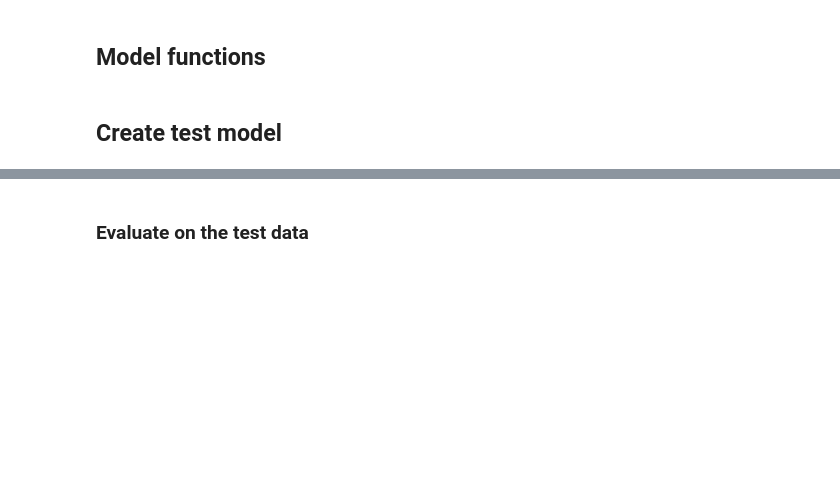
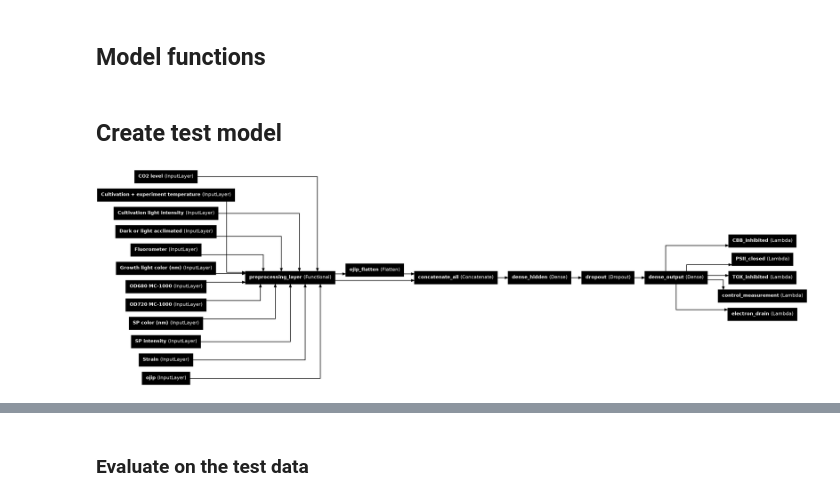
Before and after one commit to pfennigt/ojip-mlmodel-dissertation, a Jupyter notebook: modelling_V1.ipynb, the cells around one changed output, grey strips where cells are left out. Drawn from its saved outputs; the diff is of its cells as text; code cells hidden in the pictures; blank space fills up the shorter version.

Commit message:
began implementing baseline model

```diff
--- a/modelling_V1.ipynb
+++ b/modelling_V1.ipynb
@@ -595,49 +671,56 @@ def split_output_to_dict(dense_output):
 # %%
 ## Test model
 # Get the preprocessed inputs
-preprocessed = preprocessing_layer(all_inputs)
+def get_dense_model(all_inputs):
+    preprocessed = preprocessing_layer(all_inputs)
 
-# Append the derivatives of the ojip signal to the end to create a long feature vector
-preprocessed["ojip"] = layers.Flatten()(preprocessed["ojip"])
+    # Append the derivatives of the ojip signal to the end to create a long feature vector
+    preprocessed["ojip"] = layers.Flatten(name="ojip_flatten")(preprocessed["ojip"])
 
-# Concatenate all features
-x = layers.concatenate(list(preprocessed.values()))
+    # Concatenate all features
+    x = layers.concatenate(list(preprocessed.values()), name="concatenate_all")
 
-# Dense hidden layer
-x = layers.Dense(32, activation="relu")(x)
-x = layers.Dropout(0.5)(x)
+    # Dense hidden layer
+    x = layers.Dense(32, activation="relu", name="dense_hidden")(x)
+    x = layers.Dropout(0.5, name="dropout")(x)
 
-# Dense layer for output calculation
-# Uses sigmoid activation function for output between 0 and 1
-dense_output = layers.Dense(targets.shape[1], activation="sigmoid")(x)
+    # Dense layer for output calculation
+    # Uses sigmoid activation function for output between 0 and 1
+    dense_output = layers.Dense(targets.shape[1], activation="sigmoid", name="dense_output")(x)
 
-# Split the output into a dictionary
-outputs = split_output_to_dict(dense_output)
+    # Split the output into a dictionary
+    outputs = split_output_to_dict(dense_output)
 
 
-# Create and compile test model
-dense_model = keras.Model(all_inputs, outputs)
-dense_model.compile(
-    loss='binary_crossentropy', # Expects output to be multiple probabilities for classes
-    optimizer='adam',
-    metrics={key:[ # Calculate metrics for each target
-        keras.metrics.BinaryAccuracy(threshold=0.5, name="..binary_accuracy"), # Accuracy (assumes threshold 0.5)
-        keras.metrics.Recall(thresholds=0.5, name="..recall"), # Recall (assumes threshold 0.5)
-        keras.metrics.Precision(thresholds=0.5, name="..precision"), # Precision (assumes threshold 0.5)
-        keras.metrics.F1Score(threshold=0.5, name="..f1_score"), # F1-score (assumes threshold 0.5)
-        ] for key in target_names},
-)
+    # Create and compile test model
+    dense_model = keras.Model(all_inputs, outputs)
+    dense_model.compile(
+        loss='binary_crossentropy', # Expects output to be multiple probabilities for classes
+        optimizer='adam',
+        metrics={key:[ # Calculate metrics for each target
+            keras.metrics.BinaryAccuracy(threshold=0.5, name="..binary_accuracy"), # Accuracy (assumes threshold 0.5)
+            keras.metrics.Recall(thresholds=0.5, name="..recall"), # Recall (assumes threshold 0.5)
+            keras.metrics.Precision(thresholds=0.5, name="..precision"), # Precision (assumes threshold 0.5)
+            keras.metrics.F1Score(threshold=0.5, name="..f1_score"), # F1-score (assumes threshold 0.5)
+            ] for key in target_names},
+    )
+    return dense_model
+
+dense_model = get_dense_model(all_inputs)
 
 # Plot the model
 keras.utils.plot_model(
     dense_model,
     # show_shapes=True,
     show_layer_names=True,
     to_file="figures/dense_model.png",
     rankdir="LR",
+    # rankdir="TB",
     # expand_nested=True,
     dpi=100
 )
+# %% [output]
+[figure, added]
 # %%
 # Train the model
 
```
Also changed, not shown: parts of 18 cells of this notebook, 1 other file.
